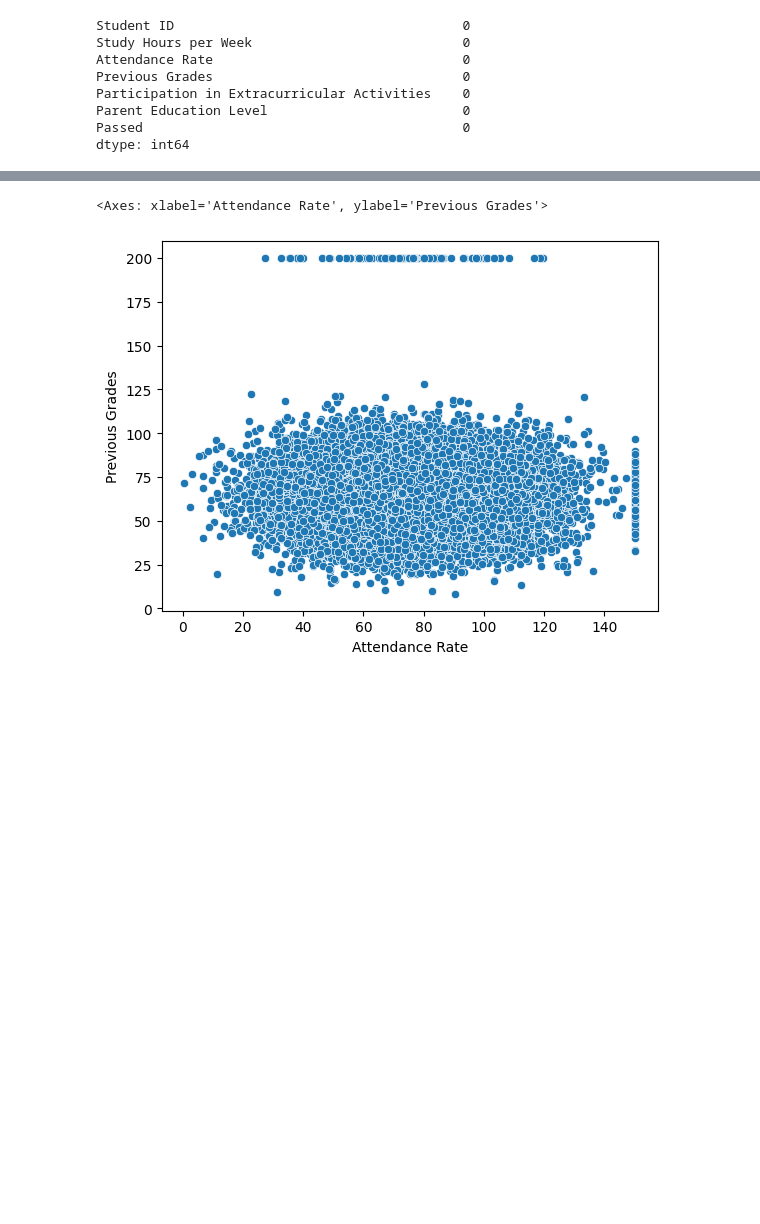
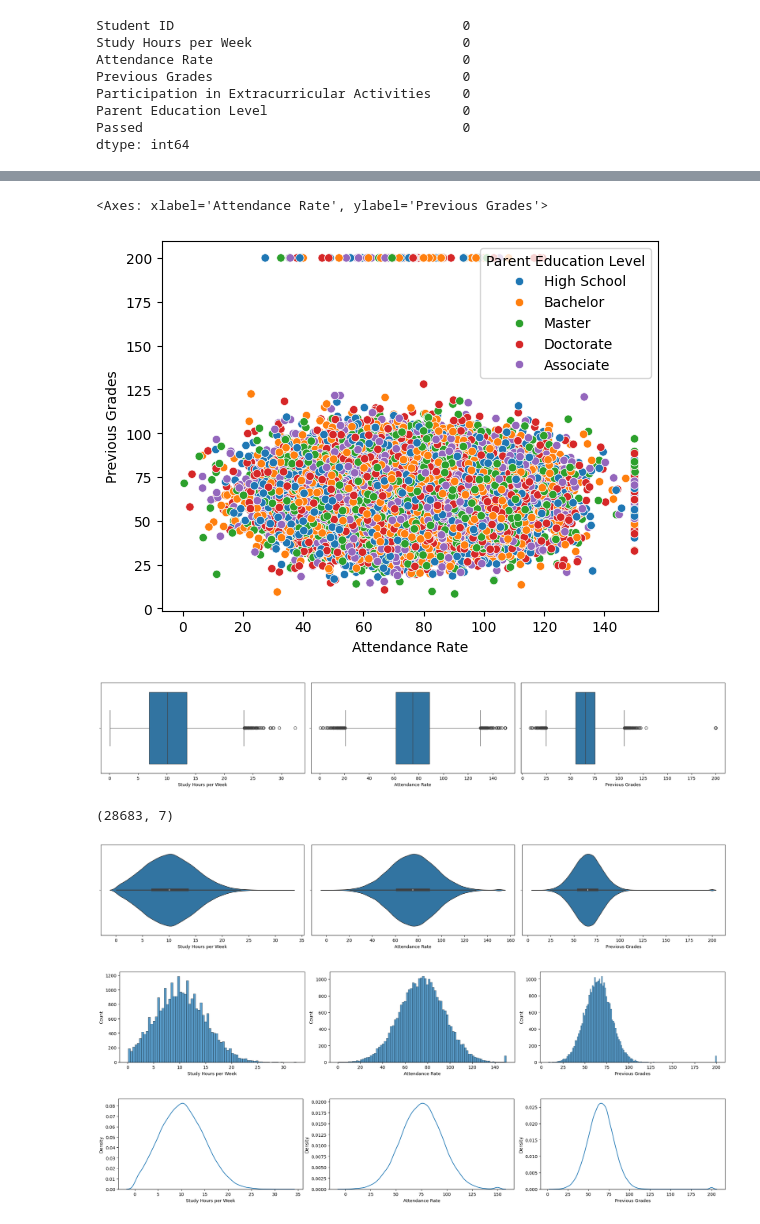
Before and after one commit to hahahang0/MLPracFromKaggle, a Jupyter notebook: studentPerformace/practical.ipynb, the cells around one changed output, grey strips where cells are left out. Saved outputs shown, nothing was run; the diff lists cells and outputs as text; code cells hidden in the pictures; blank space fills up the shorter version.

```diff
--- a/studentPerformace/practical.ipynb
+++ b/studentPerformace/practical.ipynb
@@ -102,7 +114,67 @@ temp_df.tail()
 | 39997 | S39998 | 13.1 | 65.6 | 38.1 | No | ... |
 | 39999 | S40000 | 11.8 | 55.1 | 68.5 | No | ... |
 # %%
-sns.scatterplot(data=temp_df,x='Attendance Rate',y='Previous Grades')
+sns.scatterplot(data=temp_df,x='Attendance Rate',y='Previous Grades',hue="Parent Education Level")
 # %% [output]
 <Axes: xlabel='Attendance Rate', ylabel='Previous Grades'>
-[figure, old version]
+[figure, new version]
+# %%
+def boxplot(selected_df):
+    # print(selected_df)
+    plt.figure(figsize=(20,10))
+    for i,column in enumerate(selected_df.columns,1):
+        # print(column)
+        plt.subplot(3,3,i)
+        sns.boxplot(data=selected_df,x=column)
+    plt.tight_layout()
+    plt.show()
+
+boxplot(temp_df.select_dtypes(["float"]))
+# %% [output]
+[figure, added]
+# %%
+temp_df.shape
+# %% [output]
+(28683, 7)
+# %%
+def violinplot(selected_df):
+    # print(selected_df)
+    plt.figure(figsize=(20,10))
+    for i,column in enumerate(selected_df.columns,1):
+        # print(column)
+        plt.subplot(3,3,i)
+        sns.violinplot(data=selected_df,x=column)
+    plt.tight_layout()
+    plt.show()
+
+violinplot(temp_df.select_dtypes(["float"]))
+# %% [output]
+[figure, added]
+# %%
+def histplot(selected_df):
+    # print(selected_df)
+    plt.figure(figsize=(20,10))
+    for i,column in enumerate(selected_df.columns,1):
+        # print(column)
+        plt.subplot(3,3,i)
+        sns.histplot(data=selected_df,x=column)
+    plt.tight_layout()
+    plt.show()
+
+histplot(temp_df.select_dtypes(["float"]))
+# %% [output]
+[figure, added]
+# %%
+def kdeplot(selected_df):
+    # print(selected_df)
+    plt.figure(figsize=(20,10))
+    for i,column in enumerate(selected_df.columns,1):
+        # print(column)
+        plt.subplot(3,3,i)
+        sns.kdeplot(data=selected_df,x=column)
+    plt.tight_layout()
+    plt.show()
+
+kdeplot(temp_df.select_dtypes(["float"]))
+# %% [output]
+[figure, added]
```
Also changed, not shown: parts of 13 cells of this notebook.
